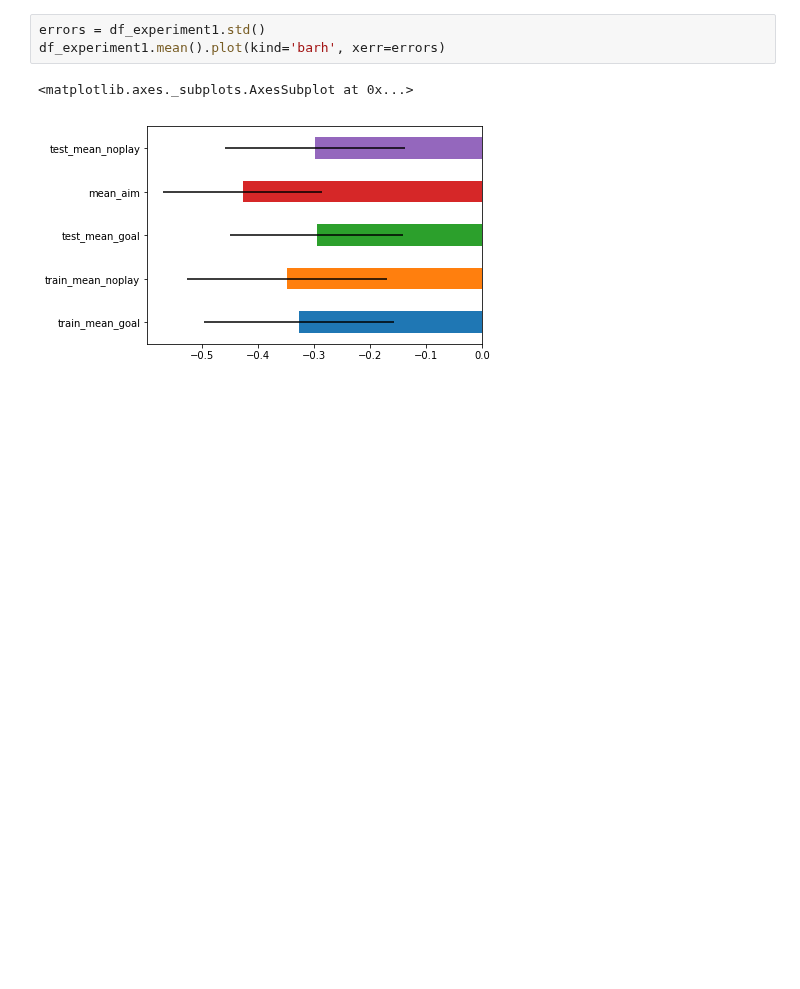
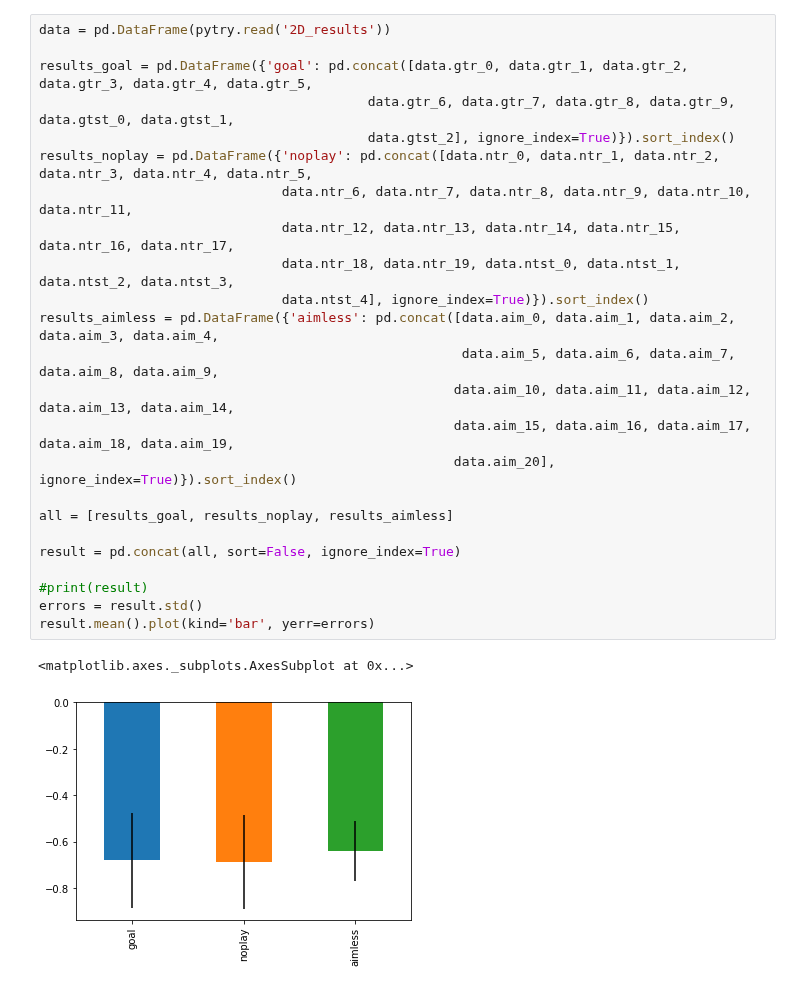
Before and after one commit to maddybartlett/NEN001, a Jupyter notebook: Plots.ipynb, the cells around one changed output. Drawn from its saved outputs; the diff is of its cells as text; blank space fills up the shorter version.

```diff
--- a/Plots.ipynb
+++ b/Plots.ipynb
@@ -40,6 +5,27 @@ df_experiment1
-# %%
-errors = df_experiment1.std()
-df_experiment1.mean().plot(kind='barh', xerr=errors)
-# %% [output]
-<matplotlib.axes._subplots.AxesSubplot at 0x...>
-[figure, removed]
+# %%
+data = pd.DataFrame(pytry.read('2D_results'))
+
+results_goal = pd.DataFrame({'goal': pd.concat([data.gtr_0, data.gtr_1, data.gtr_2, data.gtr_3, data.gtr_4, data.gtr_5,
+                                          data.gtr_6, data.gtr_7, data.gtr_8, data.gtr_9, data.gtst_0, data.gtst_1,
+                                          data.gtst_2], ignore_index=True)}).sort_index()
+results_noplay = pd.DataFrame({'noplay': pd.concat([data.ntr_0, data.ntr_1, data.ntr_2, data.ntr_3, data.ntr_4, data.ntr_5,
+                               data.ntr_6, data.ntr_7, data.ntr_8, data.ntr_9, data.ntr_10, data.ntr_11,
+                               data.ntr_12, data.ntr_13, data.ntr_14, data.ntr_15, data.ntr_16, data.ntr_17,
+                               data.ntr_18, data.ntr_19, data.ntst_0, data.ntst_1, data.ntst_2, data.ntst_3,
+                               data.ntst_4], ignore_index=True)}).sort_index()
+results_aimless = pd.DataFrame({'aimless': pd.concat([data.aim_0, data.aim_1, data.aim_2, data.aim_3, data.aim_4,
+                                                      data.aim_5, data.aim_6, data.aim_7, data.aim_8, data.aim_9,
+                                                     data.aim_10, data.aim_11, data.aim_12, data.aim_13, data.aim_14,
+                                                     data.aim_15, data.aim_16, data.aim_17, data.aim_18, data.aim_19,
+                                                     data.aim_20], ignore_index=True)}).sort_index()
+
+all = [results_goal, results_noplay, results_aimless]
+
+result = pd.concat(all, sort=False, ignore_index=True)
+
+#print(result)
+errors = result.std()
+result.mean().plot(kind='bar', yerr=errors)
+# %% [output]
+<matplotlib.axes._subplots.AxesSubplot at 0x...>
+[figure, added]
```
Also changed, not shown: parts of 2 cells of this notebook, 7 other files.
